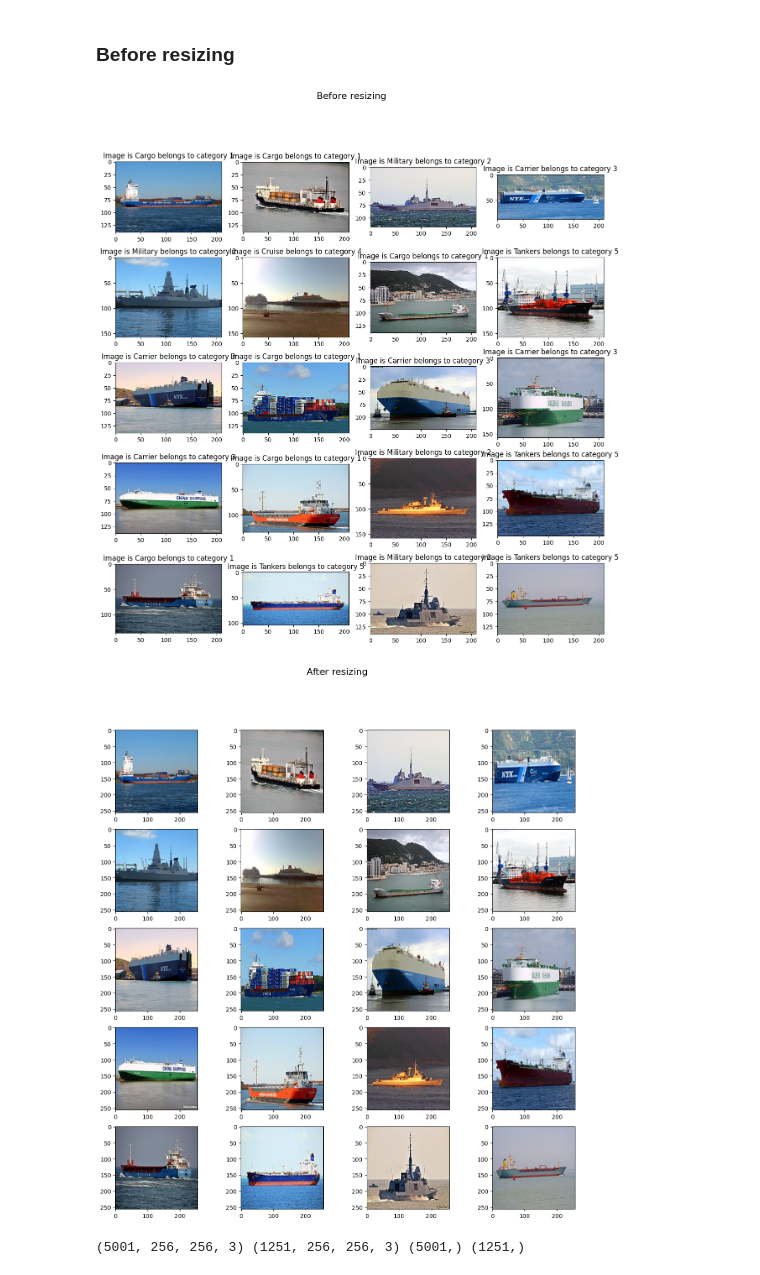
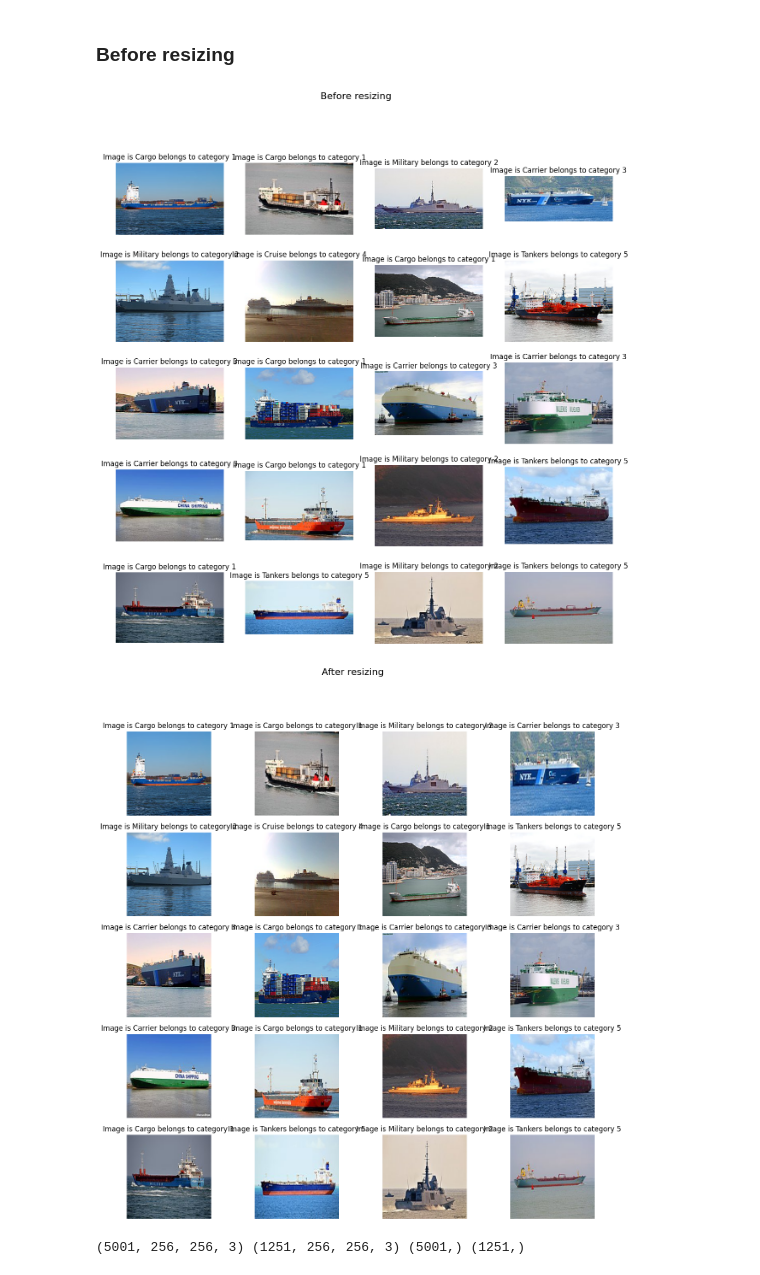
Before and after one commit to iampawankc/MLAlgo, a Jupyter notebook: CNN/ships_cnn.ipynb, the cells around one changed output. Drawn from its saved outputs; the diff is of its cells as text; code cells hidden in the pictures.

```diff
--- a/CNN/ships_cnn.ipynb
+++ b/CNN/ships_cnn.ipynb
@@ -92,23 +92,28 @@ resized_image_list.shape
 # %%
 import matplotlib.pyplot as plt
 
 fig1 = plt.figure(figsize=(15,15))
 plt.suptitle('Before resizing', size=16)
 print()
 for i in range(20):
     plt.subplot(5,4,i+1)
     plt.imshow(plt.imread(train['image'][i]))
     plt.title(f"Image is {train['label'][i]} belongs to category {train['category'][i]}")
+    plt.axis('off')
+    plt.grid(False)
 
 fig2 = plt.figure(figsize=(15,15))
 plt.suptitle('After resizing', size=16)
 print()
 for i in range(20):
     plt.subplot(5,4,i+1)
     plt.imshow(resized_image_list[i])
+    plt.title(f"Image is {train['label'][i]} belongs to category {train['category'][i]}")
+    plt.axis('off')
+    plt.grid(False)
 # %% [output]
-[figure, old version]
+[figure, new version]
-[figure, old version]
+[figure, new version]
 # %%
 class_values = train['category']-1
 # %%
```
Also changed, not shown: parts of 6 cells of this notebook.
